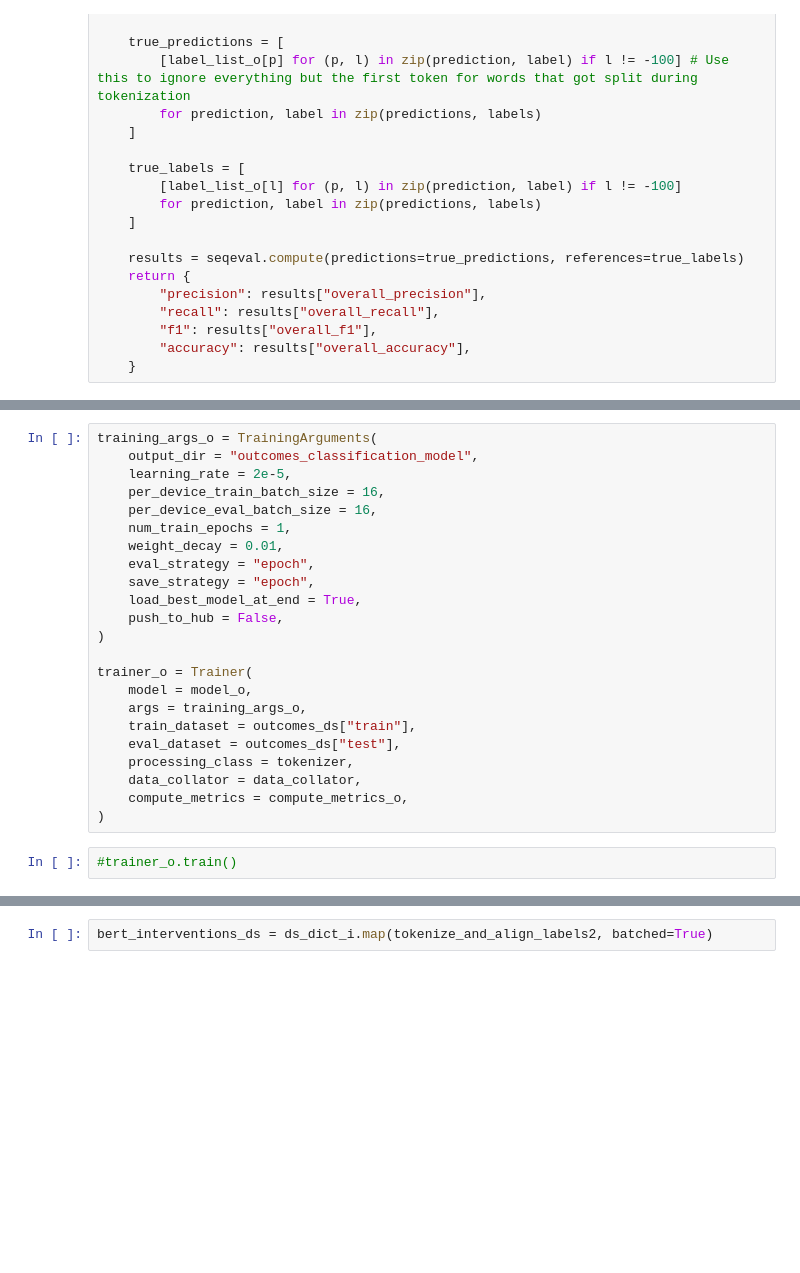
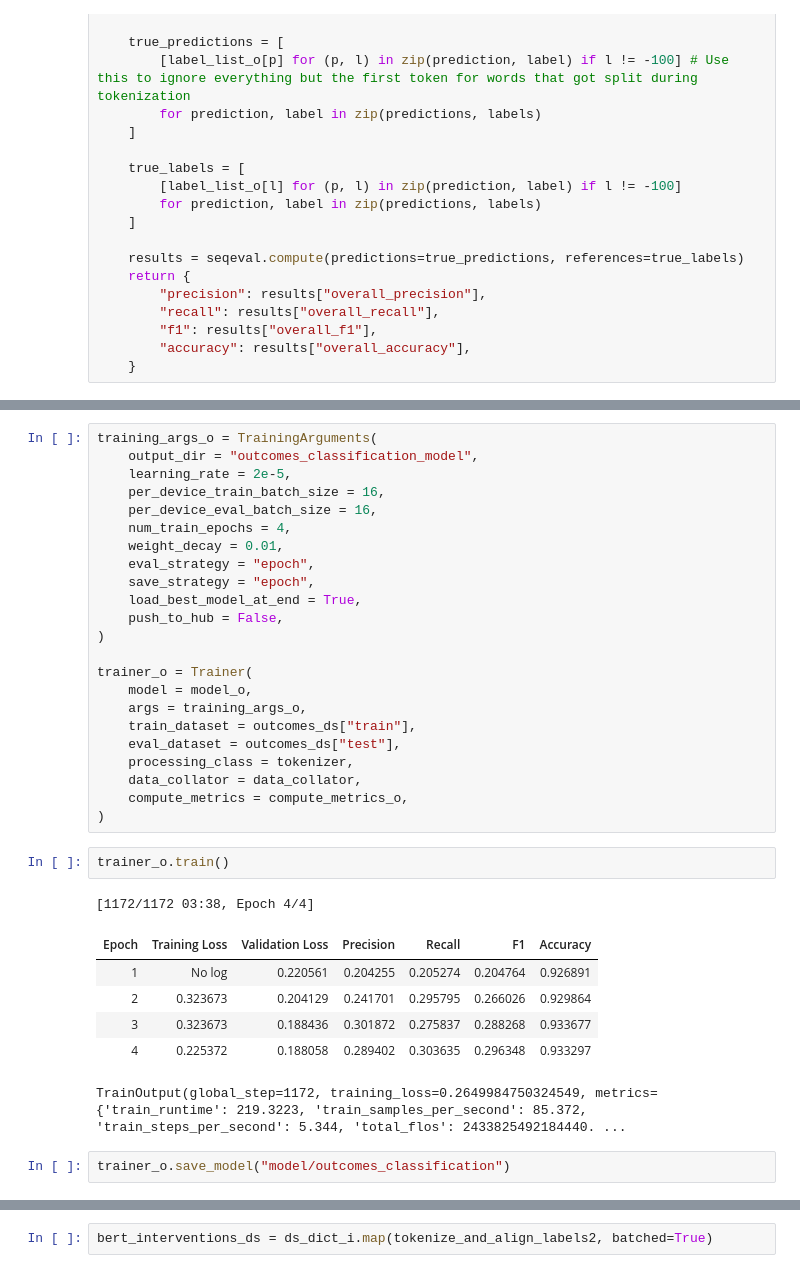
Before and after one commit to Blacknomizi/IATA-Coursework-Group2, a Jupyter notebook: notebook/04_transformer_finetuned.ipynb, the cells around one changed output, grey strips where cells are left out. Saved outputs shown, nothing was run; the diff lists cells and outputs as text; blank space fills up the shorter version.

```diff
--- a/notebook/04_transformer_finetuned.ipynb
+++ b/notebook/04_transformer_finetuned.ipynb
@@ -682,7 +716,7 @@ training_args_o = TrainingArguments(
     learning_rate = 2e-5,
     per_device_train_batch_size = 16,
     per_device_eval_batch_size = 16,
-    num_train_epochs = 1,
+    num_train_epochs = 4,
     weight_decay = 0.01,
     eval_strategy = "epoch",
     save_strategy = "epoch",
@@ -700,5 +734,15 @@ trainer_o = Trainer(
     compute_metrics = compute_metrics_o,
 )
 # %%
-#trainer_o.train()
+trainer_o.train()
+# %% [output]
+[1172/1172 03:38, Epoch 4/4]
+| Epoch | Training Loss | Validation Loss | Precision | Recall | F1 | Accuracy |
+| 1 | No log | 0.220561 | 0.204255 | 0.205274 | 0.204764 | 0.926891 |
+| 2 | 0.323673 | 0.204129 | 0.241701 | 0.295795 | 0.266026 | 0.929864 |
+| 3 | 0.323673 | 0.188436 | 0.301872 | 0.275837 | 0.288268 | 0.933677 |
+| 4 | 0.225372 | 0.188058 | 0.289402 | 0.303635 | 0.296348 | 0.933297 |
+TrainOutput(global_step=1172, training_loss=0.2649984750324549, metrics={'train_runtime': 219.3223, 'train_samples_per_second': 85.372, 'train_steps_per_second': 5.344, 'total_flos': 2433825492184440. ...
+# %%
+trainer_o.save_model("model/outcomes_classification")
 # %% [markdown]
```
Also changed, not shown: parts of 28 cells of this notebook.
